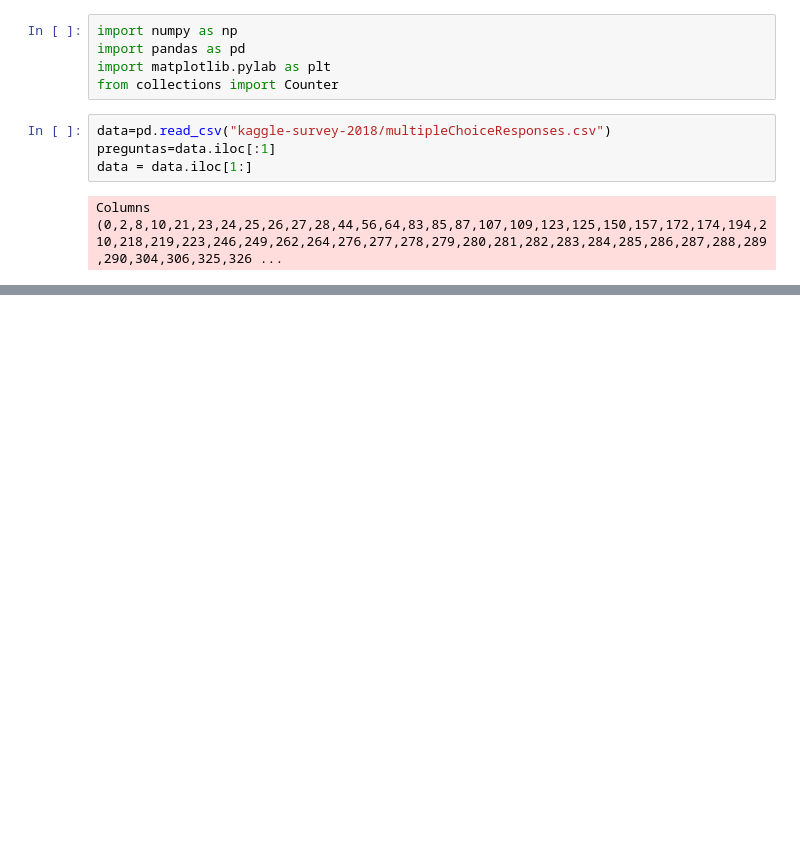
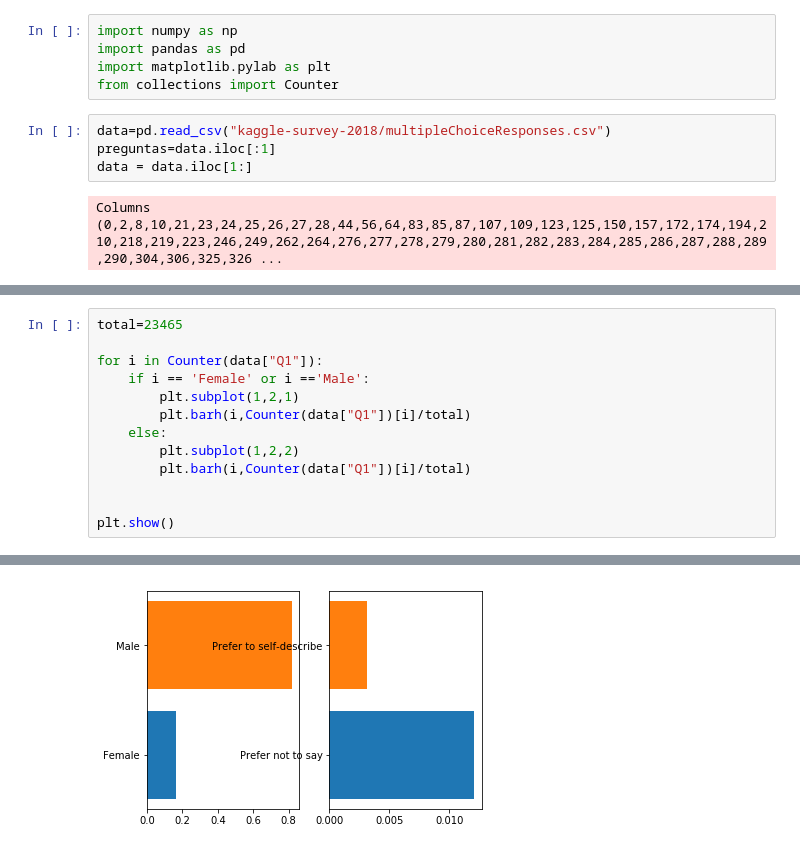
Before and after one commit to JoseMontanaC/JoseAlejandroMontana_Final, a Jupyter notebook: JoseAlejandroMontana_Final.ipynb, the cells around one changed output, grey strips where cells are left out. Cells and saved outputs as stored; diff of their text form; blank space fills up the shorter version.

```diff
--- a/JoseAlejandroMontana_Final.ipynb
+++ b/JoseAlejandroMontana_Final.ipynb
@@ -32,0 +33,14 @@ plt.show()
+# %%
+total=23465
+
+for i in Counter(data["Q1"]):
+    if i == 'Female' or i =='Male':
+        plt.subplot(1,2,1)
+        plt.barh(i,Counter(data["Q1"])[i]/total)
+    else:
+        plt.subplot(1,2,2)
+        plt.barh(i,Counter(data["Q1"])[i]/total)
+
+
+plt.show()
+# %% [output]
@@ -32,0 +48 @@ plt.show()
+[figure, added]
```
Also changed, not shown: parts of 4 cells of this notebook.
